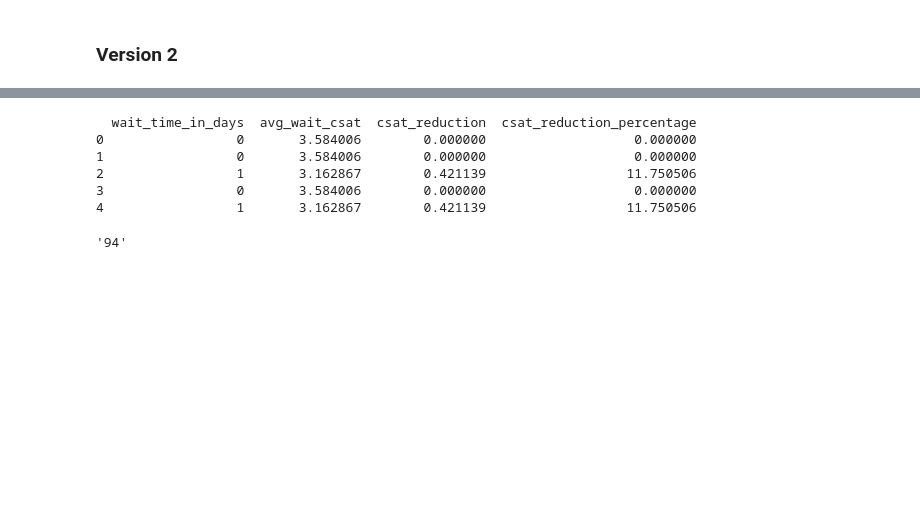
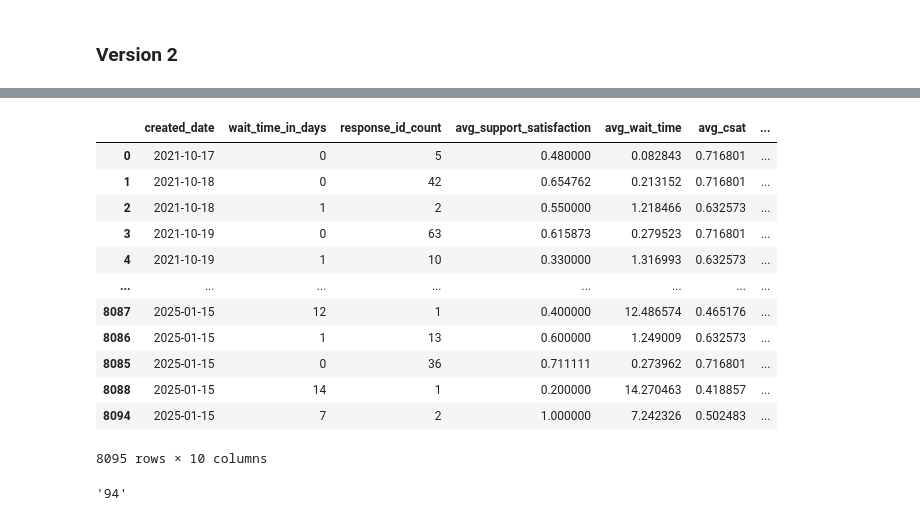
Before and after one commit to krisiafezollin26/granger_statistics, a Jupyter notebook: CSAT_vs_time.ipynb, the cells around one changed output, grey strips where cells are left out. Drawn from its saved outputs; the diff is of its cells as text; code cells hidden in the pictures; blank space fills up the shorter version.

```diff
--- a/CSAT_vs_time.ipynb
+++ b/CSAT_vs_time.ipynb
@@ -481,21 +498,34 @@ grouped_df
 # %%
-# Filter the baseline avg_wait_csat for '0 days'
-baseline_csat = grouped_df.loc[grouped_df['wait_time_in_days'] == '0', 'avg_wait_csat'].values[0]
+# Filter the baseline average customer satisfaction (CSAT) for '0 days'
+baseline_avg_csat = grouped_df.loc[grouped_df['wait_time_in_days'] == '0', 'avg_csat'].values[0]
 
-# Calculate the reduction in satisfaction for each category
-grouped_df['csat_reduction'] = baseline_csat - grouped_df['avg_wait_csat']
-grouped_df['csat_reduction_percentage'] = (grouped_df['csat_reduction'] / baseline_csat) * 100
+# Calculate the drop in satisfaction compared to the baseline
+grouped_df['csat_drop_from_baseline'] = baseline_avg_csat - grouped_df['avg_csat']
+grouped_df['csat_drop_percentage_from_baseline'] = (grouped_df['csat_drop_from_baseline'] / baseline_avg_csat) * 100
 
-grouped_df.sort_values(by='wait_time_in_days', ascending=True)
+# Calculate DoD CSAT reduction
+grouped_df['day_over_day_csat_drop'] = grouped_df['avg_csat'].diff(-1).fillna(0)
+grouped_df['day_over_day_csat_drop_percentage'] = (grouped_df['day_over_day_csat_drop'] / grouped_df['avg_csat']) * 100
 
-print(grouped_df[['wait_time_in_days', 'avg_wait_csat', 'csat_reduction', 'csat_reduction_percentage']].head())
+grouped_df = grouped_df.sort_values(by='created_date', ascending=True)
+grouped_df[['wait_time_in_days', 'avg_csat', 'csat_drop_from_baseline', 'csat_drop_percentage_from_baseline',
+            'day_over_day_csat_drop', 'day_over_day_csat_drop_percentage']]
+
+grouped_df
 # %% [output]
+|  | created_date | wait_time_in_days | response_id_count | avg_support_satisfaction | avg_wait_time | avg_csat | ... |
+| 0 | 2021-10-17 | 0 | 5 | 0.480000 | 0.082843 | 0.716801 | ... |
+| 1 | 2021-10-18 | 0 | 42 | 0.654762 | 0.213152 | 0.716801 | ... |
+| 2 | 2021-10-18 | 1 | 2 | 0.550000 | 1.218466 | 0.632573 | ... |
+| 3 | 2021-10-19 | 0 | 63 | 0.615873 | 0.279523 | 0.716801 | ... |
+| 4 | 2021-10-19 | 1 | 10 | 0.330000 | 1.316993 | 0.632573 | ... |
+| ... | ... | ... | ... | ... | ... | ... | ... |
+| 8087 | 2025-01-15 | 12 | 1 | 0.400000 | 12.486574 | 0.465176 | ... |
+| 8086 | 2025-01-15 | 1 | 13 | 0.600000 | 1.249009 | 0.632573 | ... |
+| 8085 | 2025-01-15 | 0 | 36 | 0.711111 | 0.273962 | 0.716801 | ... |
+| 8088 | 2025-01-15 | 14 | 1 | 0.200000 | 14.270463 | 0.418857 | ... |
+| 8094 | 2025-01-15 | 7 | 2 | 1.000000 | 7.242326 | 0.502483 | ... |
-  wait_time_in_days  avg_wait_csat  csat_reduction  csat_reduction_percentage
-0                 0       3.584006        0.000000                   0.000000
-1                 0       3.584006        0.000000                   0.000000
-2                 1       3.162867        0.421139                  11.750506
-3                 0       3.584006        0.000000                   0.000000
-4                 1       3.162867        0.421139                  11.750506
+8095 rows × 10 columns
 # %%
 grouped_df['wait_time_in_days'].max()
 # %% [output]
```
Also changed, not shown: parts of 9 cells of this notebook.
